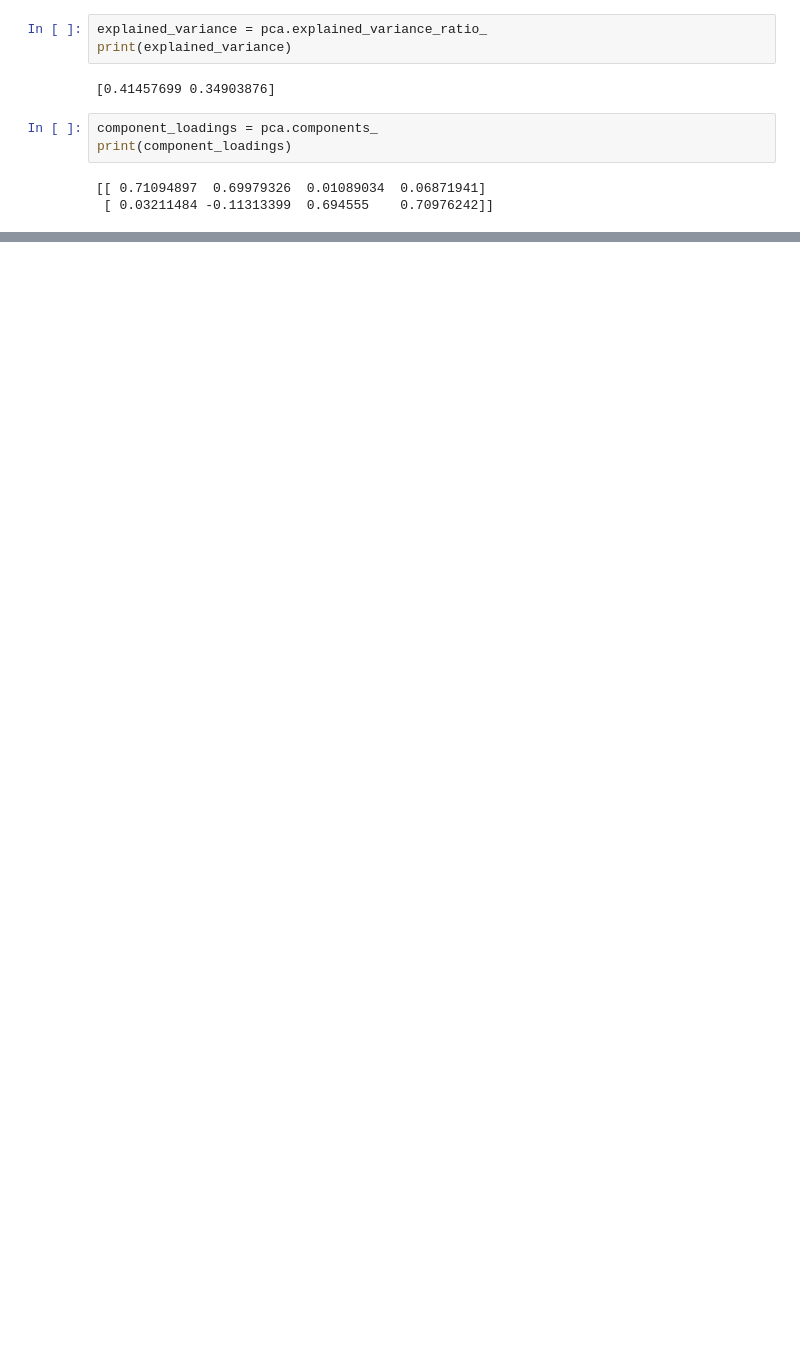
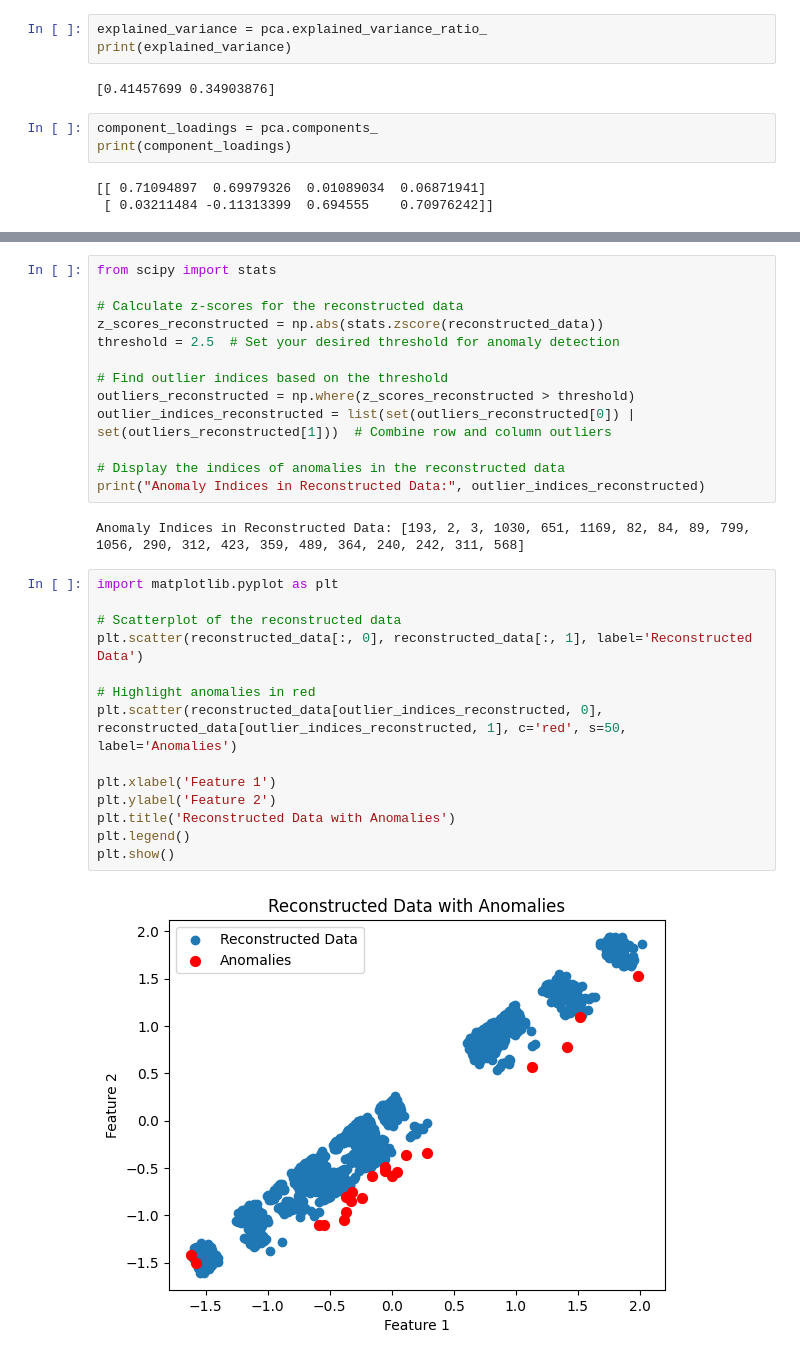
Before and after one commit to BMamba01/Anomaly-Detection, a Jupyter notebook: evaluation.ipynb, the cells around one changed output, grey strips where cells are left out. Cells and saved outputs as stored; diff of their text form; blank space fills up the shorter version.

```diff
--- a/evaluation.ipynb
+++ b/evaluation.ipynb
@@ -184,0 +220,31 @@ plt.show()
+# %%
+from scipy import stats
+
+# Calculate z-scores for the reconstructed data
+z_scores_reconstructed = np.abs(stats.zscore(reconstructed_data))
+threshold = 2.5  # Set your desired threshold for anomaly detection
+
+# Find outlier indices based on the threshold
+outliers_reconstructed = np.where(z_scores_reconstructed > threshold)
+outlier_indices_reconstructed = list(set(outliers_reconstructed[0]) | set(outliers_reconstructed[1]))  # Combine row and column outliers
+
+# Display the indices of anomalies in the reconstructed data
+print("Anomaly Indices in Reconstructed Data:", outlier_indices_reconstructed)
+# %% [output]
+Anomaly Indices in Reconstructed Data: [193, 2, 3, 1030, 651, 1169, 82, 84, 89, 799, 1056, 290, 312, 423, 359, 489, 364, 240, 242, 311, 568]
+# %%
+import matplotlib.pyplot as plt
+
+# Scatterplot of the reconstructed data
+plt.scatter(reconstructed_data[:, 0], reconstructed_data[:, 1], label='Reconstructed Data')
+
+# Highlight anomalies in red
+plt.scatter(reconstructed_data[outlier_indices_reconstructed, 0], reconstructed_data[outlier_indices_reconstructed, 1], c='red', s=50, label='Anomalies')
+
+plt.xlabel('Feature 1')
+plt.ylabel('Feature 2')
+plt.title('Reconstructed Data with Anomalies')
+plt.legend()
+plt.show()
+# %% [output]
+[figure, added]
```
Also changed, not shown: parts of 8 cells of this notebook.
